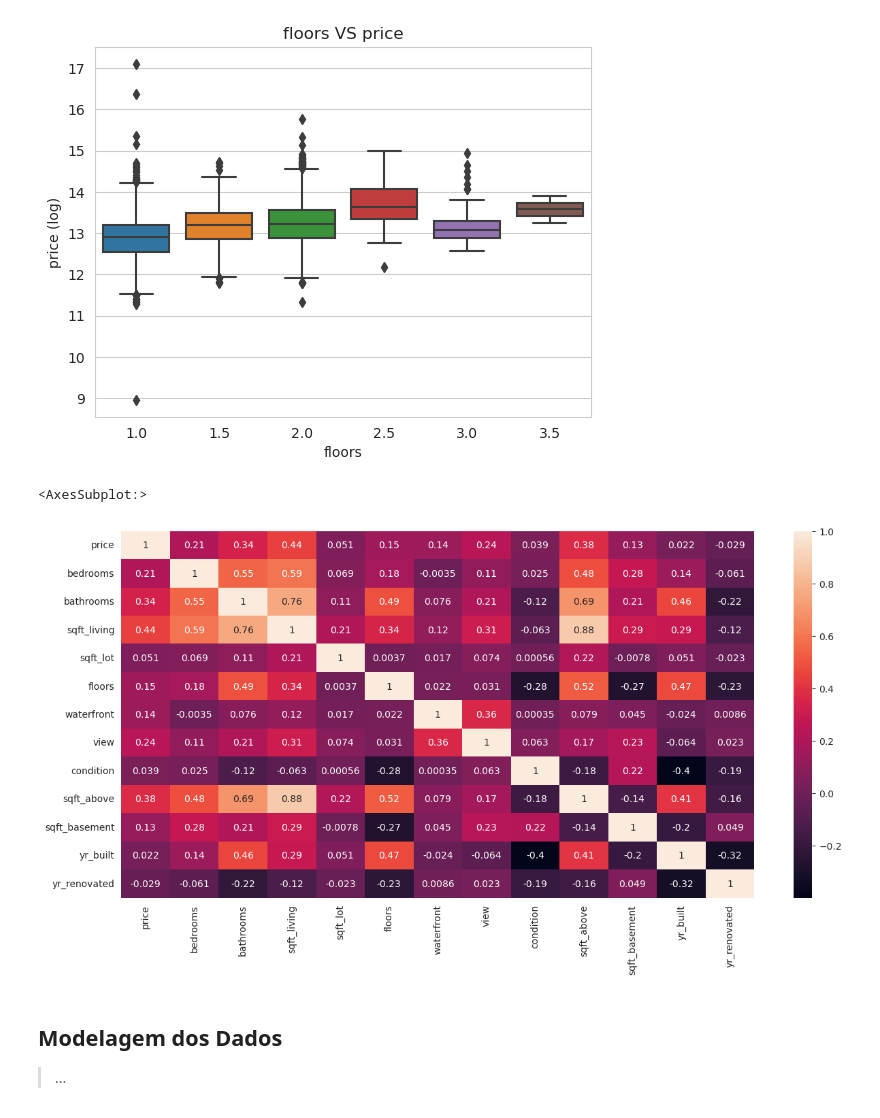
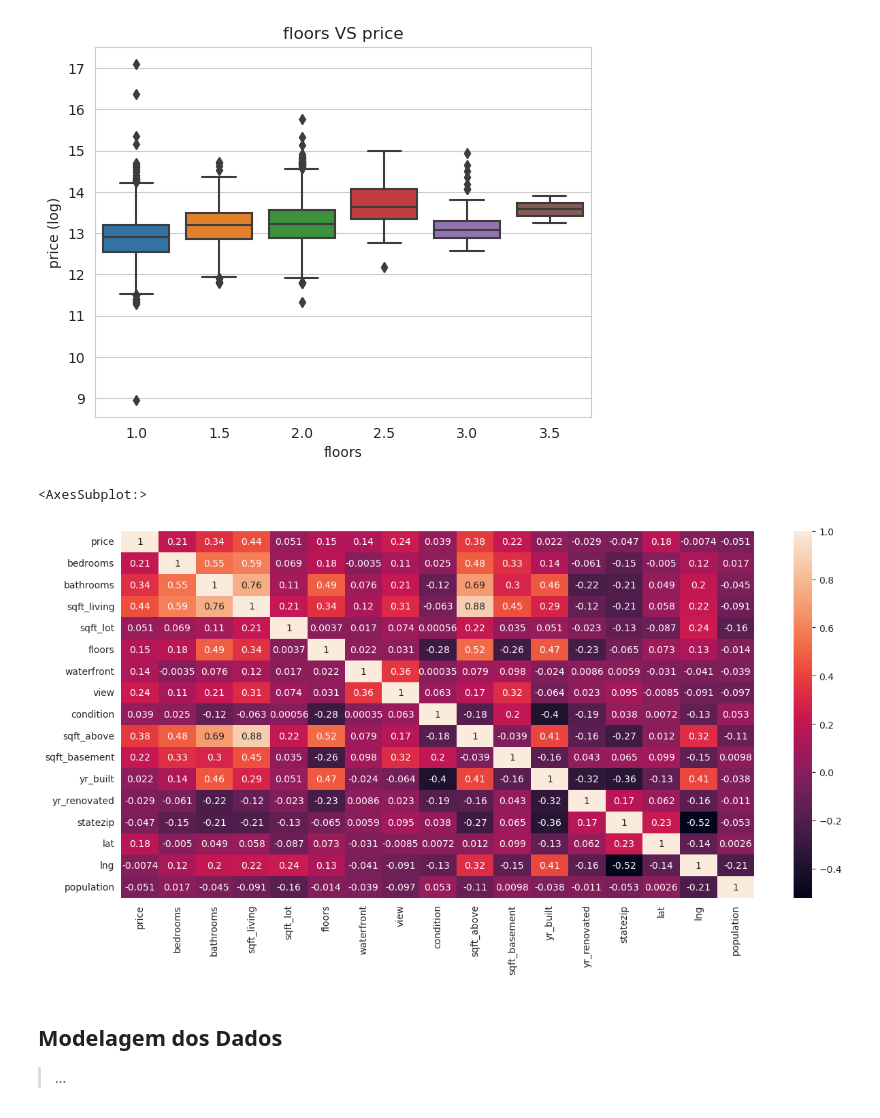
Before and after one commit to michellssgui22/PROJETOS_ESTUDO_DATASCIENCE, a Jupyter notebook: Previsão do preço da casa/previsão_do_preço_da_casa.ipynb, the cells around one changed output. Cells and saved outputs as stored; diff of their text form; code cells hidden in the pictures.

```diff
--- a/Previsão do preço da casa/previsão_do_preço_da_casa.ipynb
+++ b/Previsão do preço da casa/previsão_do_preço_da_casa.ipynb
@@ -136,0 +167,3 @@ df.head()
+# %%
+df = df.merge(df_zip, left_on='statezip', right_on='zip', suffixes=('', '_right'))
+df.shape
@@ -136,0 +181,2 @@ df.head()
+# %%
+df.drop(columns=['country', 'zip', 'city_right'], inplace=True)
@@ -336,10 +358,10 @@ fig.update_layout(yaxis_range=[0 , 2000000], xaxis_range = [1912 , 2018], width
 fig.show()
 # %%
 plt.figure(figsize = (15, 7))
-sns.heatmap(df_1.corr(), annot = True)
+sns.heatmap(df.corr(), annot = True)
 # %% [output]
 <AxesSubplot:>
-[figure, old version]
+[figure, new version]
 # %% [markdown]
 ## Modelagem dos Dados
 > ...
```
Also changed, not shown: parts of 34 cells of this notebook.
